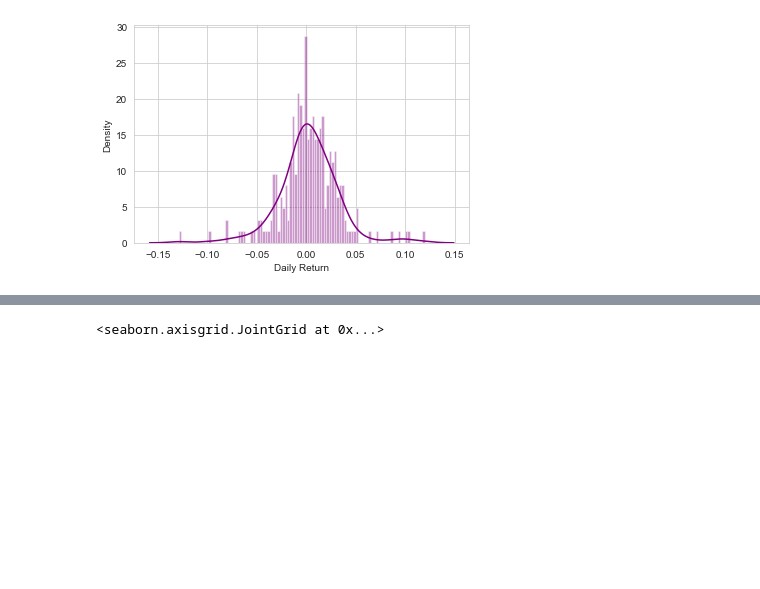
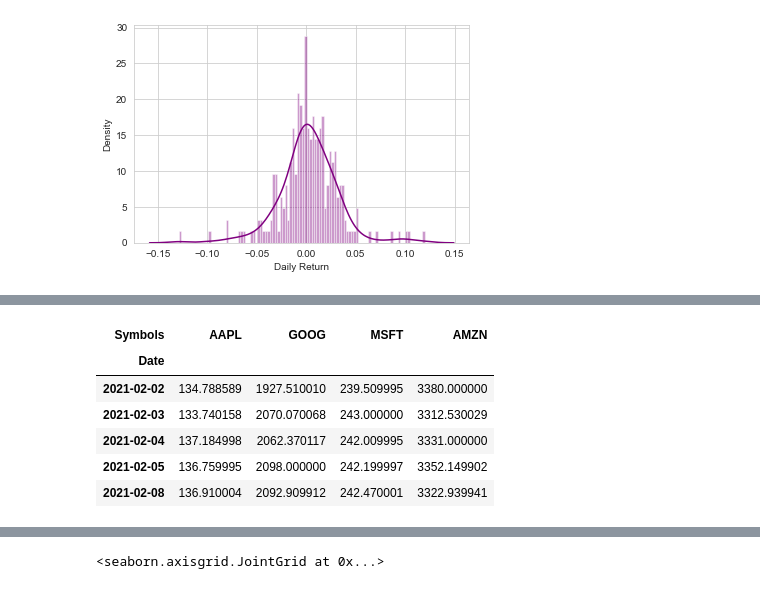
Before and after one commit to Tanishq-Tapiawala/Stock-Market-Analysis, a Jupyter notebook: StockMarketAnalysis.ipynb, the cells around one changed output, grey strips where cells are left out. Drawn from its saved outputs; the diff is of its cells as text; code cells hidden in the pictures; blank space fills up the shorter version.

```diff
--- a/StockMarketAnalysis.ipynb
+++ b/StockMarketAnalysis.ipynb
@@ -112,3 +112,13 @@ closing_df.head()
+# %%
+closing_df.tail()
+# %% [output]
+| Symbols | AAPL | GOOG | MSFT | AMZN |
+| Date |  |  |  |  |
+| 2021-02-02 | 134.788589 | 1927.510010 | 239.509995 | 3380.000000 |
+| 2021-02-03 | 133.740158 | 2070.070068 | 243.000000 | 3312.530029 |
+| 2021-02-04 | 137.184998 | 2062.370117 | 242.009995 | 3331.000000 |
+| 2021-02-05 | 136.759995 | 2098.000000 | 242.199997 | 3352.149902 |
+| 2021-02-08 | 136.910004 | 2092.909912 | 242.470001 | 3322.939941 |
 # %%
 tech_rets = closing_df.pct_change()
 # %%
```
Also changed, not shown: parts of 14 cells of this notebook.
